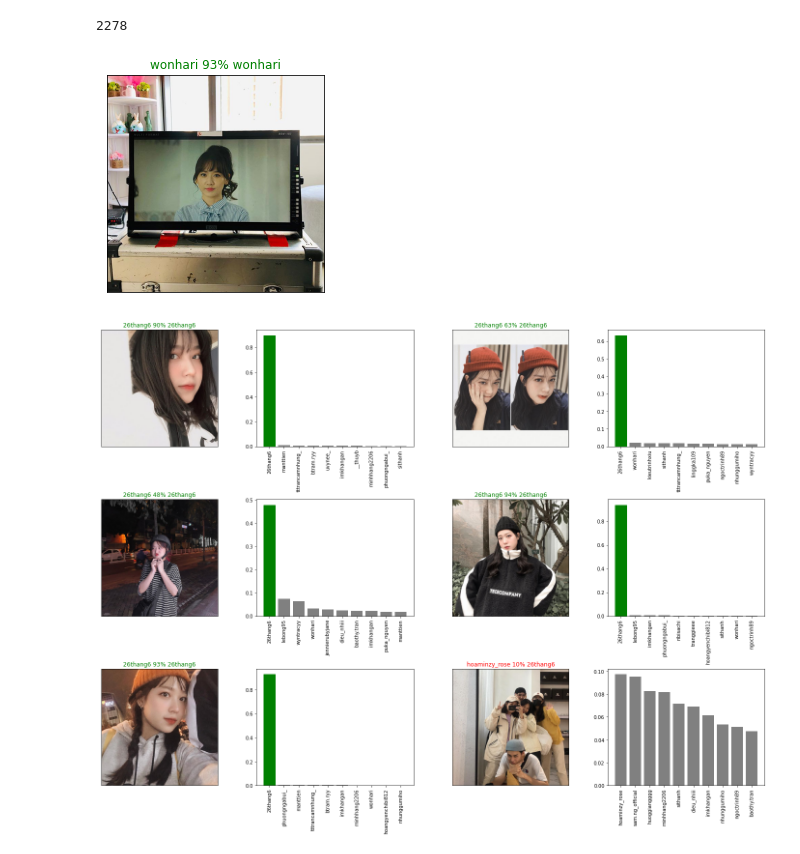
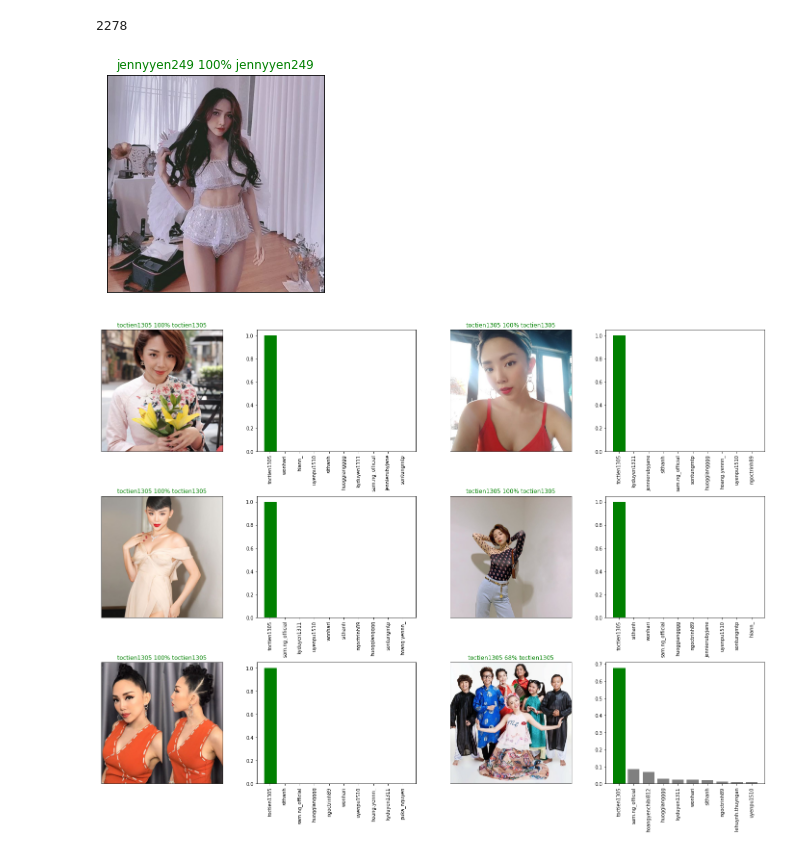
Before and after one commit to thangtb172/facerecognition, a Jupyter notebook: Main.ipynb, the cells around one changed output. Saved outputs shown, nothing was run; the diff lists cells and outputs as text; code cells hidden in the pictures.

```diff
--- a/Main.ipynb
+++ b/Main.ipynb
@@ -407,0 +386,15 @@ array(['26thang6', '__thuyb', 'baothy.tran', 'bap.ohsusu', 'btram.ryy',
+# %%
+def get_proba_pytorch(data):
+
+    predictions = []
+    for inputs,targets in data:
+      #move to GPU
+      #inputs, targets  = inputs.to(device), targets.to(device)
+      output = torch_model(inputs)
+      prediction = nnf.softmax(output, dim=1)
+      predictions.extend(prediction.detach().numpy())
+    predictions = np.array(predictions)
+    best_class_indices = np.argmax(predictions, axis=1)
+    #best_class_probabilities = np.array([ max(i) for i in predictions])
+    best_class_probabilities = predictions[np.arange(len(best_class_indices)), best_class_indices]
+    return predictions,best_class_indices,best_class_probabilities
@@ -407,0 +408,2 @@ array(['26thang6', '__thuyb', 'baothy.tran', 'bap.ohsusu', 'btram.ryy',
+# %%
+predictions,best_class_indices,best_class_probabilities = get_proba_pytorch(test_loader)
@@ -408,17 +412,15 @@ array(['26thang6', '__thuyb', 'baothy.tran', 'bap.ohsusu', 'btram.ryy',
 # %%
-predictions = svm_model.predict_proba(x_test)
-best_class_indices = np.argmax(predictions, axis=1)
-best_class_probabilities = predictions[np.arange(len(best_class_indices)), best_class_indices]
-count = 0
-for i in range(len(best_class_indices)):
-    pre = unique_test_labels[best_class_indices[i]]
-    true = unique_test_labels[test_label_encoderd[i]]
-    isTrue = pre == true
+def eval(predictions,best_class_indices,best_class_probabilities):
+  count = 0
+  for i in range(len(best_class_indices)):
+      pre = unique_test_labels[best_class_indices[i]]
+      true = unique_test_labels[test_label_encoderd[i]]
+      isTrue = pre == true
 
-    if not isTrue:
-      print('%4d P:%s: T:%s Best: %.3f R: %s' % (i, pre, true,best_class_probabilities[i],isTrue))
-      count += 1
+      if not isTrue:
+        print('%4d P:%s: T:%s Best: %.3f R: %s' % (i, pre, true,best_class_probabilities[i],isTrue))
+        count += 1
 
-accuracy = np.mean(np.equal(best_class_indices, test_label_encoderd))
-print('Accuracy: %.3f' % accuracy)
-print(count)
+  accuracy = np.mean(np.equal(best_class_indices, test_label_encoderd))
+  print('Accuracy: %.3f' % accuracy)
+  print(count)
@@ -518,9 +512,9 @@ len(test_images)
 # %% [output]
 2278
 # %%
-plot_pred(predictions,test_labels,test_images,10)
+plot_pred(predictions,test_labels,test_images,269)
 # %% [output]
-[figure, old version]
+[figure, new version]
 # %%
 def plot_pred_conf(prediction_probabilities, labels, n=1):
   """
@@ -571,7 +565,7 @@ for i in range(num_images):
 plt.tight_layout(h_pad=1.0)
 plt.show()
 # %% [output]
-[figure, old version]
+[figure, new version]
 # %%
 def alignment(cv_img, dst, dst_w, dst_h):
     if dst_w == 96 and dst_h == 112:
```
Also changed, not shown: parts of 15 cells of this notebook.
